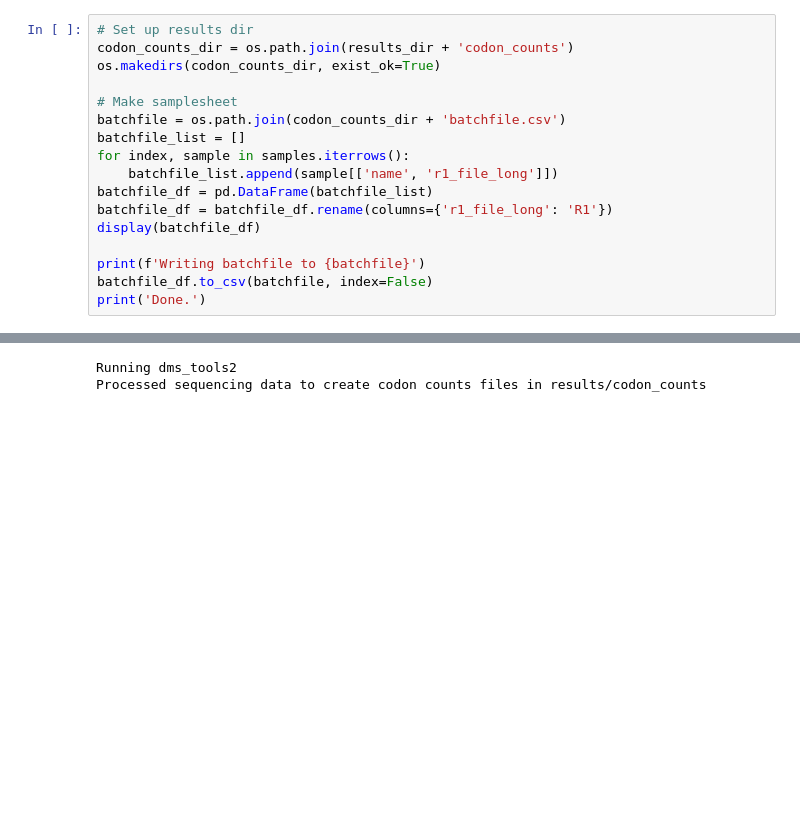
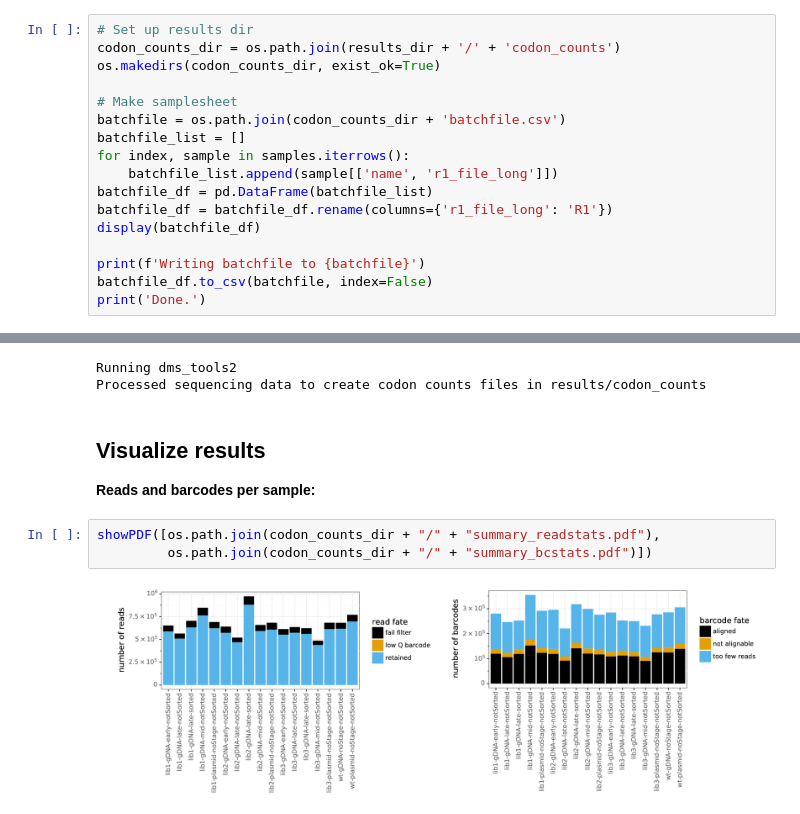
Before and after one commit to dbacsik/ns5_small_mutagenesis, a Jupyter notebook: count_codons.py.ipynb, the cells around one changed output, grey strips where cells are left out. Drawn from its saved outputs; the diff is of its cells as text; blank space fills up the shorter version.

Commit message:
Added plots

```diff
--- a/count_codons.py.ipynb
+++ b/count_codons.py.ipynb
@@ -105,7 +105,7 @@ Use `dms_tools2` to count codon frequencies in sequencing data
 Setup:
 # %%
 # Set up results dir
-codon_counts_dir = os.path.join(results_dir + 'codon_counts')
+codon_counts_dir = os.path.join(results_dir + '/' + 'codon_counts')
 os.makedirs(codon_counts_dir, exist_ok=True)
 
 # Make samplesheet
@@ -173,3 +173,11 @@ print(f"Processed sequencing data to create codon counts files in {codon_counts_
 # %% [output]
 Running dms_tools2
 Processed sequencing data to create codon counts files in results/codon_counts
+# %% [markdown]
+## Visualize results
+**Reads and barcodes per sample:**
+# %%
+showPDF([os.path.join(codon_counts_dir + "/" + "summary_readstats.pdf"),
+         os.path.join(codon_counts_dir + "/" + "summary_bcstats.pdf")])
+# %% [output]
+[figure, added]
```
Also changed, not shown: parts of 9 cells of this notebook.
